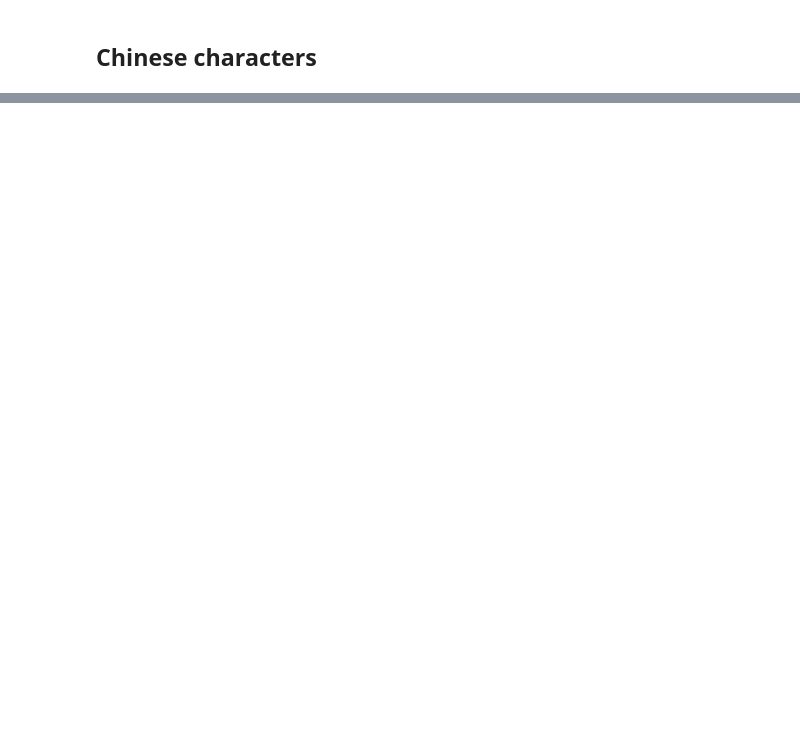
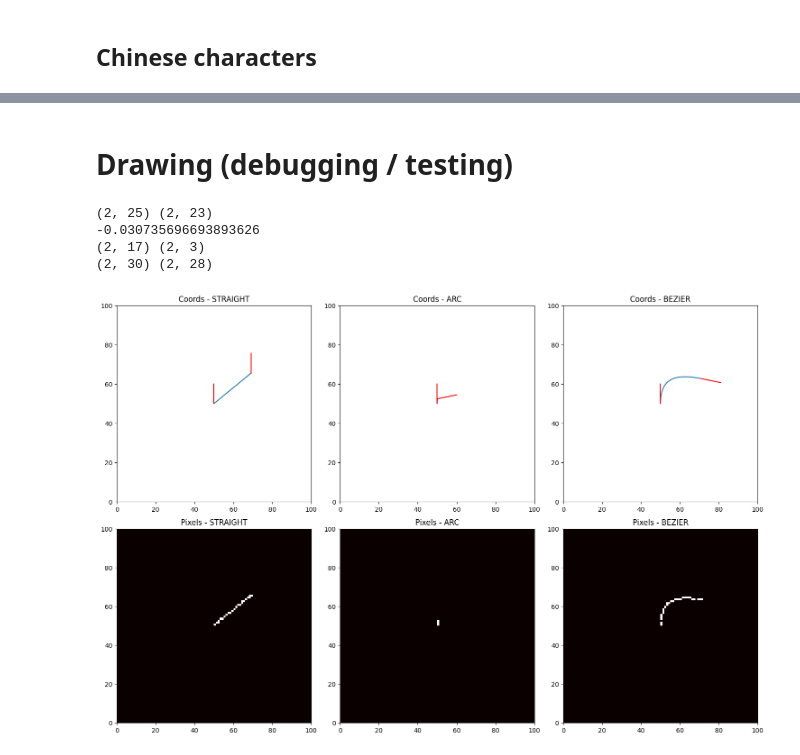
Before and after one commit to ptuan32501-pixel/computational-thread-art-v3, a Jupyter notebook: thread-art-drawing.ipynb, the cells around one changed output, grey strips where cells are left out. Cells and saved outputs as stored; diff of their text form; code cells hidden in the pictures; blank space fills up the shorter version.

```diff
--- a/thread-art-drawing.ipynb
+++ b/thread-art-drawing.ipynb
@@ -119,0 +117,73 @@ PIL_Image.fromarray(canvas).resize((500, 500))
+# %% [markdown]
+# Drawing (debugging / testing)
+# %%
+SHOW_TANGENTS = True
+TWO_LINES = False
+
+fig, axes = plt.subplots(2, 3, figsize=(15, 10))
+canvas_length = 100.0
+tangent_length = 0.1 * canvas_length
+
+for i, line_type in enumerate(list(drawing.LineType)):
+    # Create shape
+    shape = drawing.Shape(
+        line_type=line_type,
+        size_range=(0.245, 0.255),
+        endpoint_angle_range=(np.pi * 0.2, np.pi * 0.6),
+        bezier_control_factor_range=(0.4, 0.6),
+        bezier_end_angle_range=(-np.pi * 0.6, np.pi * 0.6),
+    )
+
+    # Get random parameters for shape & use them to get curve coordinates
+    start_dir = np.array([1.0, 0.0])
+    start_coords = np.array([50.0, 50.0])
+    params = shape.get_random_params(start_coords, start_dir, canvas_length)
+    coords1, pixels1, end_dir1 = shape.draw_curve(start_coords, start_dir, **params)
+    end_coords1 = coords1[:, -1]
+
+    if TWO_LINES:
+        # Do this a second time, from the new position & angle
+        params = shape.get_random_params(end_coords1, end_dir1, canvas_length)
+        coords2, pixels2, end_dir2 = shape.draw_curve(end_coords1, end_dir1, **params)
+        end_coords2 = coords2[:, -1]
+        coords = np.concatenate([coords1, coords2], axis=1)
+        pixels = np.concatenate([pixels1, pixels2], axis=1)
+        all_dirs = [start_dir, end_dir1, end_dir2]
+        all_coords = [start_coords, end_coords1, end_coords2]
+    else:
+        coords = coords1
+        pixels = pixels1
+        all_dirs = [start_dir, end_dir1]
+        all_coords = [start_coords, end_coords1]
+
+    # Plot coords
+    ax_top = axes[0, i]
+    ax_top.plot(coords[1], coords[0])
+    if SHOW_TANGENTS:
+        for dir, coords in zip(all_dirs, all_coords):
+            start_end = coords + tangent_length * dir
+            ax_top.plot([coords[1], start_end[1]], [coords[0], start_end[0]], "r-")
+    ax_top.set_xlim(0, canvas_length)
+    ax_top.set_ylim(0, canvas_length)
+    ax_top.set_title(f"Coords - {line_type.name}")
+
+    # Plot pixels
+    ax_bottom = axes[1, i]
+    grid = np.zeros((int(canvas_length), int(canvas_length)))
+    for j in range(pixels.shape[1]):
+        y, x = pixels[:, j]
+        if 0 <= y < canvas_length and 0 <= x < canvas_length:
+            grid[int(y), int(x)] = 1
+    ax_bottom.imshow(grid, extent=[0, canvas_length, canvas_length, 0], cmap="hot")
+    ax_bottom.set_xlim(0, canvas_length)
+    ax_bottom.set_ylim(0, canvas_length)
+    ax_bottom.set_title(f"Pixels - {line_type.name}")
+
+plt.tight_layout()
+plt.show()
+# %% [output]
+(2, 25) (2, 23)
+-0.030735696693893626
+(2, 17) (2, 3)
+(2, 30) (2, 28)
+[figure, added]
```
Also changed, not shown: parts of 12 cells of this notebook, 19 other files.
